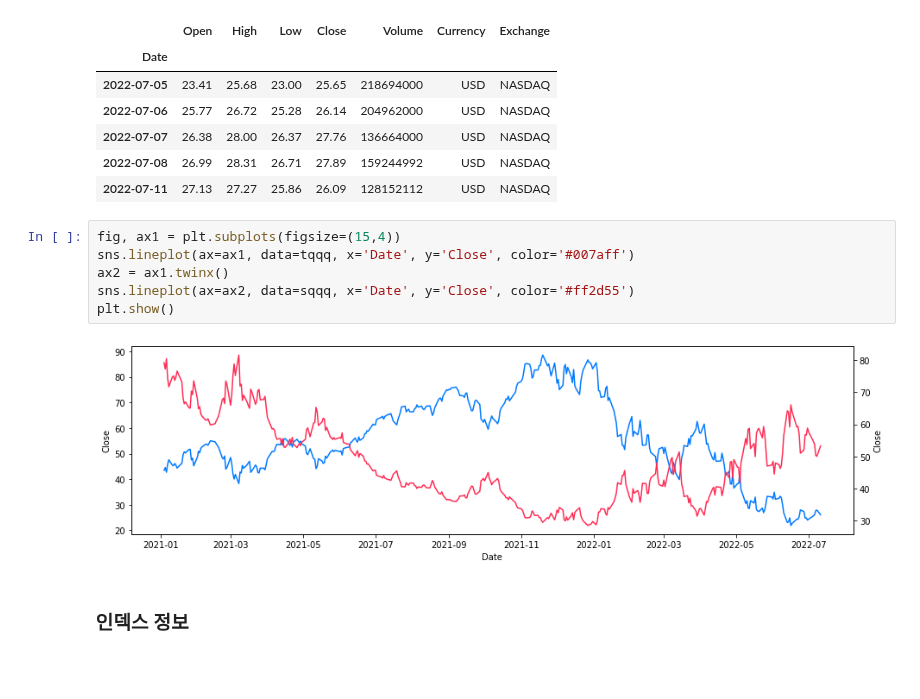
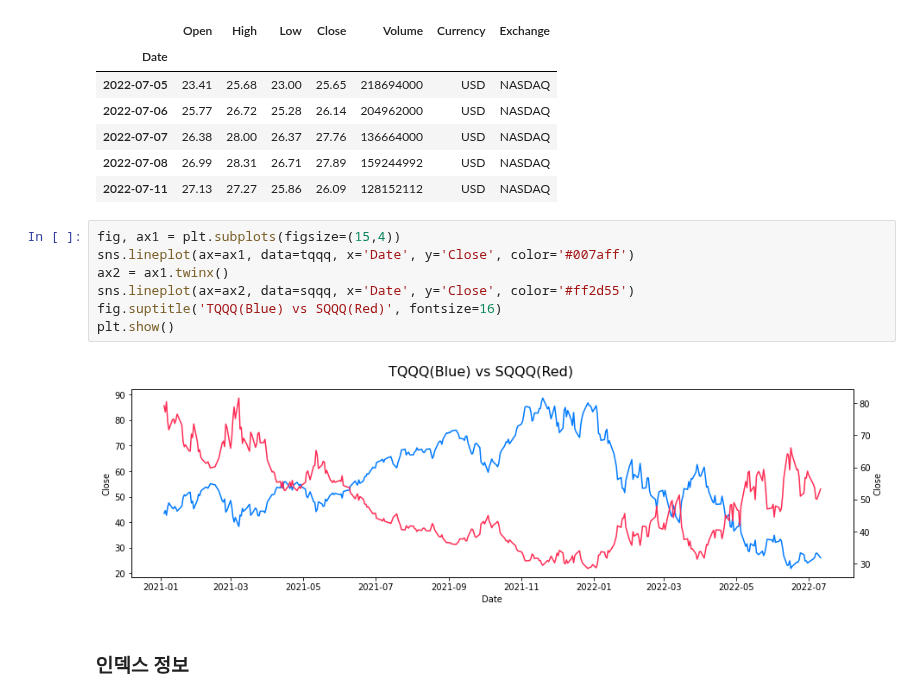
Before and after one commit to instork/data_sources, a Jupyter notebook: src/investpy.ipynb, the cells around one changed output. Drawn from its saved outputs; the diff is of its cells as text; blank space fills up the shorter version.

```diff
--- a/src/investpy.ipynb
+++ b/src/investpy.ipynb
@@ -76,11 +77,12 @@ tqqq.tail()
 # %%
 fig, ax1 = plt.subplots(figsize=(15,4))
 sns.lineplot(ax=ax1, data=tqqq, x='Date', y='Close', color='#007aff')
 ax2 = ax1.twinx()
 sns.lineplot(ax=ax2, data=sqqq, x='Date', y='Close', color='#ff2d55')
+fig.suptitle('TQQQ(Blue) vs SQQQ(Red)', fontsize=16)
 plt.show()
 # %% [output]
-[figure, old version]
+[figure, new version]
 # %% [markdown]
 ### 인덱스 정보
 # %%
```
Also changed, not shown: parts of 5 cells of this notebook.
